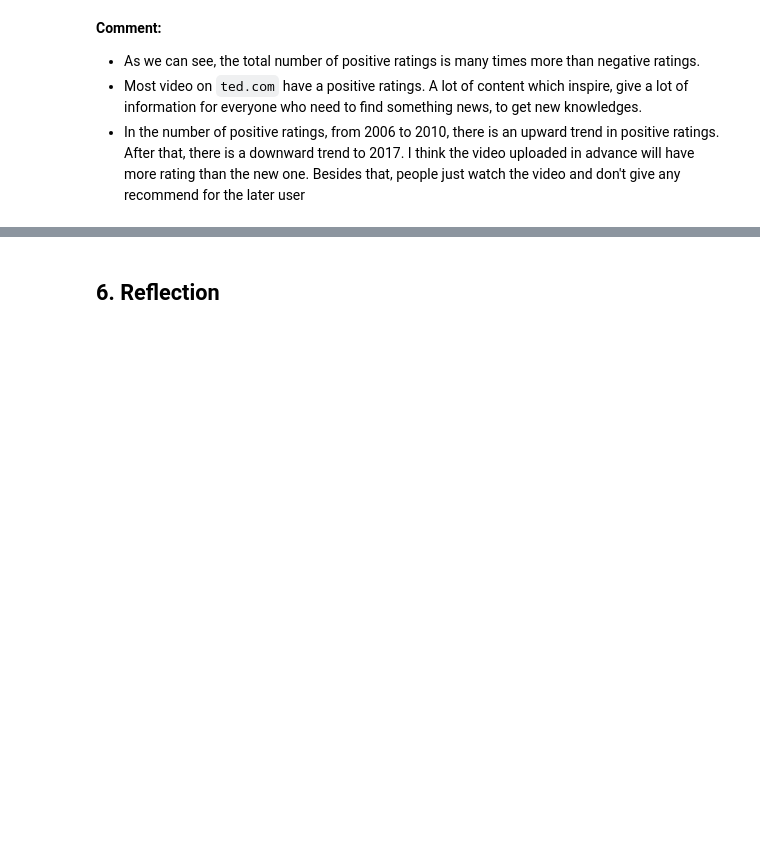
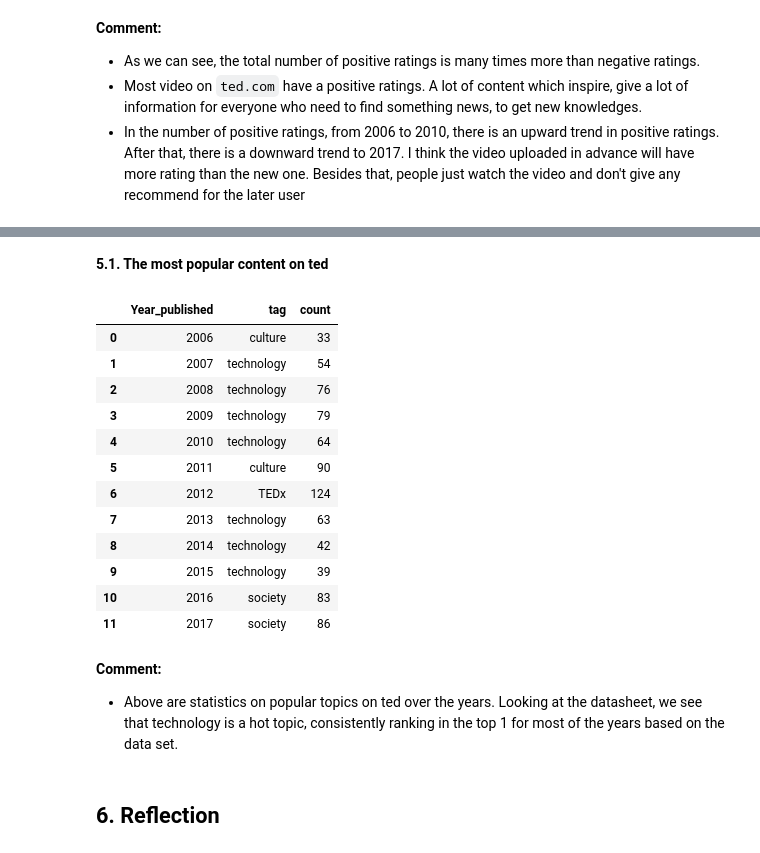
Before and after one commit to devlmhieu7521/LTKHDL_Final, a Jupyter notebook: project_final.ipynb, the cells around one changed output, grey strips where cells are left out. Cells and saved outputs as stored; diff of their text form; code cells hidden in the pictures; blank space fills up the shorter version.

```diff
--- a/project_final.ipynb
+++ b/project_final.ipynb
@@ -467,3 +492,29 @@ plt.legend();
+# %% [markdown]
+**5.1. The most popular content on ted**
+# %%
+tag_by_year = df_tags.groupby('Year_published')['tag'].value_counts()
+tag_by_year = pd.DataFrame(tag_by_year)
+tag_by_year = pd.DataFrame(tag_by_year.stack().droplevel(2))
+tag_by_year.columns = ['count']
+tag_by_year = tag_by_year.reset_index().groupby('Year_published').head(1)
+tag_by_year.reset_index(drop=True)
+# %% [output]
+|  | Year_published | tag | count |
+| 0 | 2006 | culture | 33 |
+| 1 | 2007 | technology | 54 |
+| 2 | 2008 | technology | 76 |
+| 3 | 2009 | technology | 79 |
+| 4 | 2010 | technology | 64 |
+| 5 | 2011 | culture | 90 |
+| 6 | 2012 | TEDx | 124 |
+| 7 | 2013 | technology | 63 |
+| 8 | 2014 | technology | 42 |
+| 9 | 2015 | technology | 39 |
+| 10 | 2016 | society | 83 |
+| 11 | 2017 | society | 86 |
+# %% [markdown]
+**Comment:**
+- Above are statistics on popular topics on ted over the years. Looking at the datasheet, we see that technology is a hot topic, consistently ranking in the top 1 for most of the years based on the data set.
 # %% [markdown]
 ## 6. Reflection
 # %% [markdown]
```
Also changed, not shown: parts of 15 cells of this notebook.
